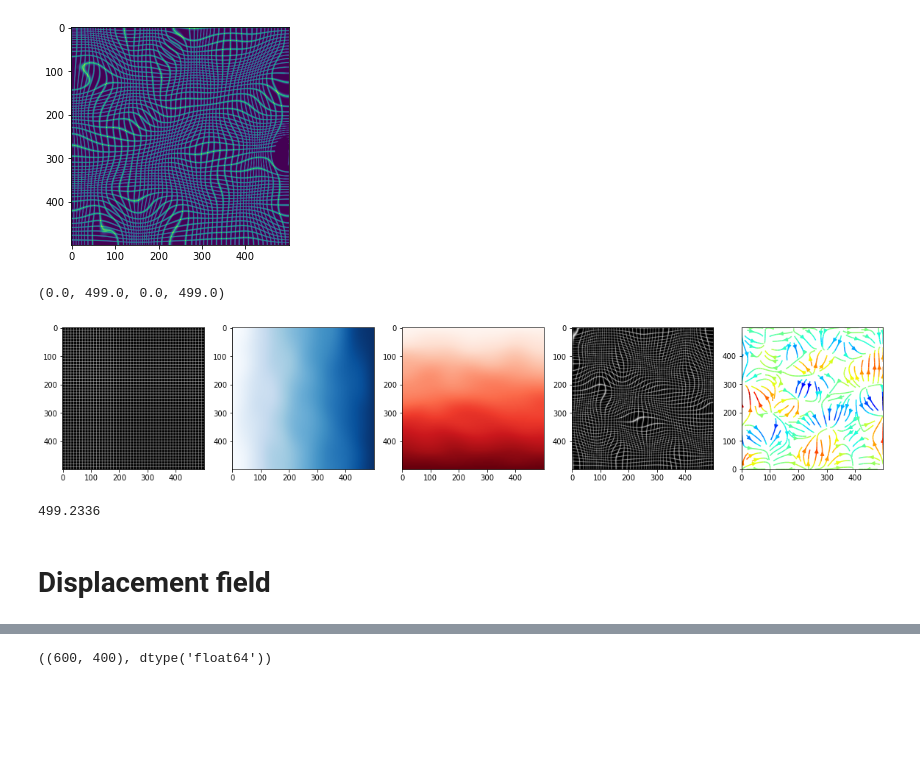
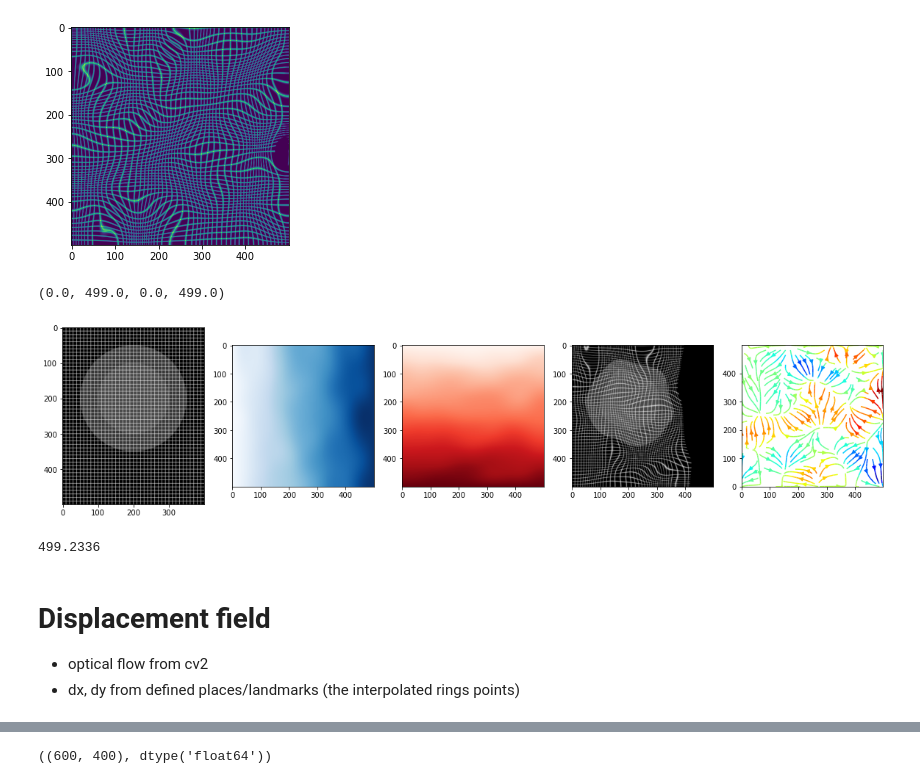
Before and after one commit to trangle1302/2D_shapespace, a Jupyter notebook: notebooks/deformation_field.ipynb, the cells around one changed output, grey strips where cells are left out. Drawn from its saved outputs; the diff is of its cells as text; code cells hidden in the pictures; blank space fills up the shorter version.

```diff
--- a/notebooks/deformation_field.ipynb
+++ b/notebooks/deformation_field.ipynb
@@ -27,7 +29,8 @@ height, width = 600, 400
 target_nu = np.zeros((height, width), dtype=np.uint8)
 target_nu[100:301,100:301] = disk(100)
 target_cell = np.zeros((height, width), dtype=np.uint8)
-target_cell[50:351,50:351] = disk(150)
+target_cell[49:400, 24:375] = disk(175)
+#target_cell[50:351,50:351] = disk(150)
 avg_cell = np.dstack([target_cell, np.zeros((height,width)),target_nu])
 plt.imshow(avg_cell)
 # %% [output]
@@ -293,41 +256,44 @@ from scipy import ndimage as ndi
 # Simulate deformation field
 N = 500
 sh = (N, N)
 t = np.random.normal(size=sh)
 dx = ndi.gaussian_filter(t, 40, order=(0,1))
 dy = ndi.gaussian_filter(t, 40, order=(1,0))
 dx *= 30/dx.max()
 dy *= 30/dy.max()
 
 # Test image
-img = np.zeros(sh)
+img = image1[:500,:500]#np.zeros(sh)
 img[::10, :] = 1
 img[:, ::10] = 1
 img = ndi.gaussian_filter(img, 0.5)
 
 # Apply forward mapping
 yy, xx = np.indices(sh)
 xmap = (xx-dx).astype(np.float32)
 ymap = (yy-dy).astype(np.float32)
 warped = cv.remap(img, xmap, ymap ,cv.INTER_LINEAR)
 fig, ax = plt.subplots(1,5, figsize=(20,5))
 ax[0].imshow(img, cmap='gray')
 ax[1].imshow(xmap, cmap='Blues')
 ax[2].imshow(ymap, cmap='Reds')
 ax[3].imshow(warped, cmap='gray')
 color = dy
 lw = 1
 ax[4].streamplot(xx,yy,dx, dy, color=color, density=1., cmap='jet', arrowsize=1)
 ax[4].axis("scaled")
 # %% [output]
 (0.0, 499.0, 0.0, 499.0)
-[figure, old version]
+[figure, new version]
-# %%
-ymap.max()
-# %% [output]
-499.2336
+# %%
+ymap.max()
+# %% [output]
+499.2336
 # %% [markdown]
 # Displacement field
+
+- optical flow from cv2
+- dx, dy from defined places/landmarks (the interpolated rings points)
 # %%
 # Simulate deformation field, going from round (shapemode) to deformed (original shape) image
 sh = (600, 400)
```
Also changed, not shown: parts of 61 cells of this notebook.
